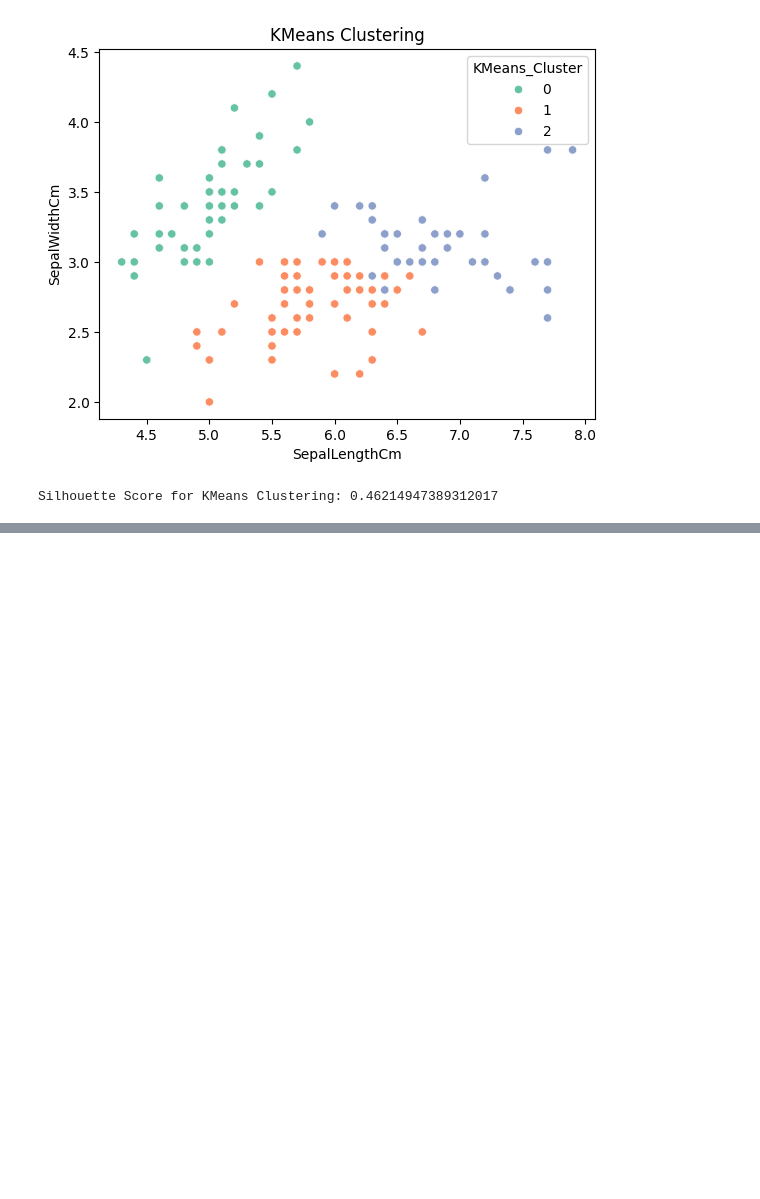
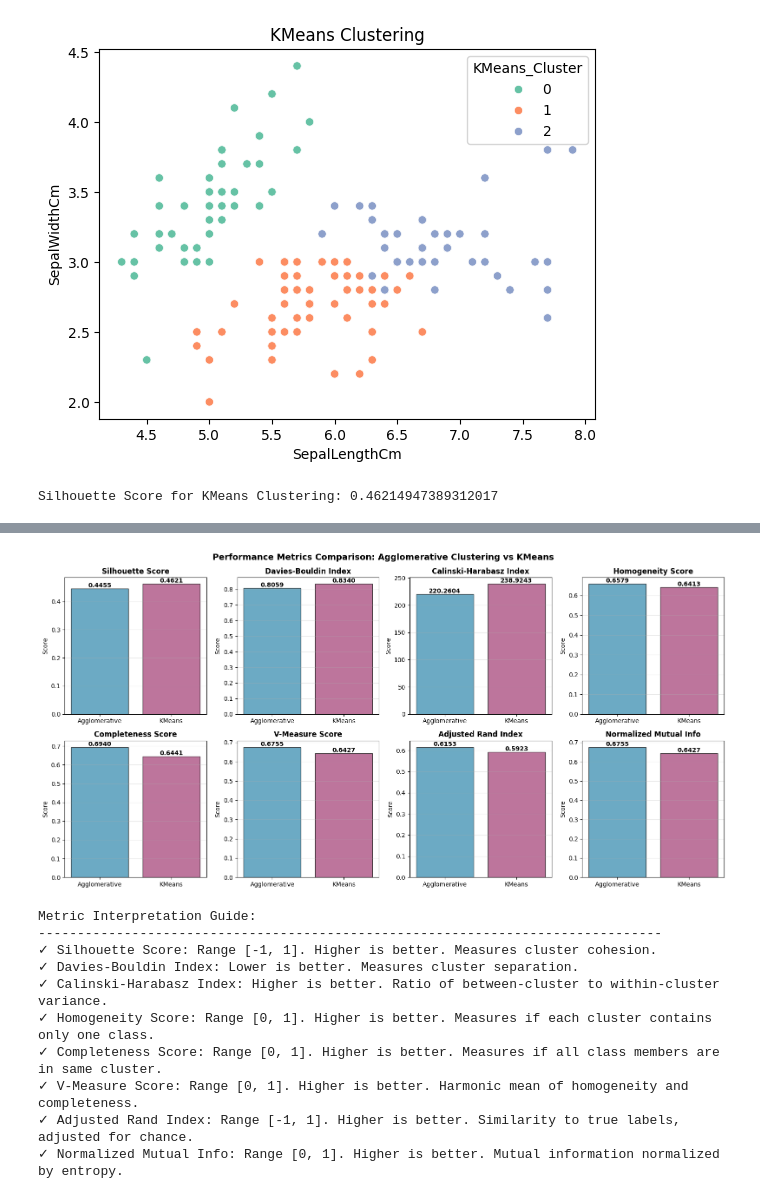
Before and after one commit to TETRAWasTaken/Machine-Learning, a Jupyter notebook: Unsupervised-Learning/AdvanceClustering/Hierarchical.ipynb, the cells around one changed output, grey strips where cells are left out. Saved outputs shown, nothing was run; the diff lists cells and outputs as text; code cells hidden in the pictures; blank space fills up the shorter version.

```diff
--- a/Unsupervised-Learning/AdvanceClustering/Hierarchical.ipynb
+++ b/Unsupervised-Learning/AdvanceClustering/Hierarchical.ipynb
@@ -84,0 +134,56 @@ Silhouette Score for KMeans Clustering: 0.46214947389312017
+# %%
+# Visualize metrics comparison
+fig, axes = plt.subplots(2, 4, figsize=(16, 8))
+fig.suptitle('Performance Metrics Comparison: Agglomerative Clustering vs KMeans', fontsize=14, fontweight='bold')
+
+metrics_to_plot = [
+    'Silhouette Score', 'Davies-Bouldin Index', 'Calinski-Harabasz Index',
+    'Homogeneity Score', 'Completeness Score', 'V-Measure Score',
+    'Adjusted Rand Index', 'Normalized Mutual Info'
+]
+
+axes = axes.flatten()
+
+for idx, metric in enumerate(metrics_to_plot):
+    ax = axes[idx]
+    values = [hc_metrics[metric], kmean_metrics[metric]]
+    algorithms = ['Agglomerative', 'KMeans']
+    colors = ['#2E86AB', '#A23B72']
+
+    bars = ax.bar(algorithms, values, color=colors, alpha=0.7, edgecolor='black')
+
+    # Add value labels on bars
+    for bar in bars:
+        height = bar.get_height()
+        ax.text(bar.get_x() + bar.get_width()/2., height,
+                f'{height:.4f}', ha='center', va='bottom', fontweight='bold')
+
+    ax.set_title(metric, fontweight='bold')
+    ax.set_ylabel('Score')
+    ax.grid(axis='y', alpha=0.3)
+
+plt.tight_layout()
+plt.show()
+
+print("\nMetric Interpretation Guide:")
+print("-" * 80)
+print("✓ Silhouette Score: Range [-1, 1]. Higher is better. Measures cluster cohesion.")
+print("✓ Davies-Bouldin Index: Lower is better. Measures cluster separation.")
+print("✓ Calinski-Harabasz Index: Higher is better. Ratio of between-cluster to within-cluster variance.")
+print("✓ Homogeneity Score: Range [0, 1]. Higher is better. Measures if each cluster contains only one class.")
+print("✓ Completeness Score: Range [0, 1]. Higher is better. Measures if all class members are in same cluster.")
+print("✓ V-Measure Score: Range [0, 1]. Higher is better. Harmonic mean of homogeneity and completeness.")
+print("✓ Adjusted Rand Index: Range [-1, 1]. Higher is better. Similarity to true labels, adjusted for chance.")
+print("✓ Normalized Mutual Info: Range [0, 1]. Higher is better. Mutual information normalized by entropy.")
+# %% [output]
+[figure, added]
+Metric Interpretation Guide:
+--------------------------------------------------------------------------------
+✓ Silhouette Score: Range [-1, 1]. Higher is better. Measures cluster cohesion.
+✓ Davies-Bouldin Index: Lower is better. Measures cluster separation.
+✓ Calinski-Harabasz Index: Higher is better. Ratio of between-cluster to within-cluster variance.
+✓ Homogeneity Score: Range [0, 1]. Higher is better. Measures if each cluster contains only one class.
+✓ Completeness Score: Range [0, 1]. Higher is better. Measures if all class members are in same cluster.
+✓ V-Measure Score: Range [0, 1]. Higher is better. Harmonic mean of homogeneity and completeness.
+✓ Adjusted Rand Index: Range [-1, 1]. Higher is better. Similarity to true labels, adjusted for chance.
+✓ Normalized Mutual Info: Range [0, 1]. Higher is better. Mutual information normalized by entropy.
```
Also changed, not shown: parts of 4 cells of this notebook, 3 other files.
